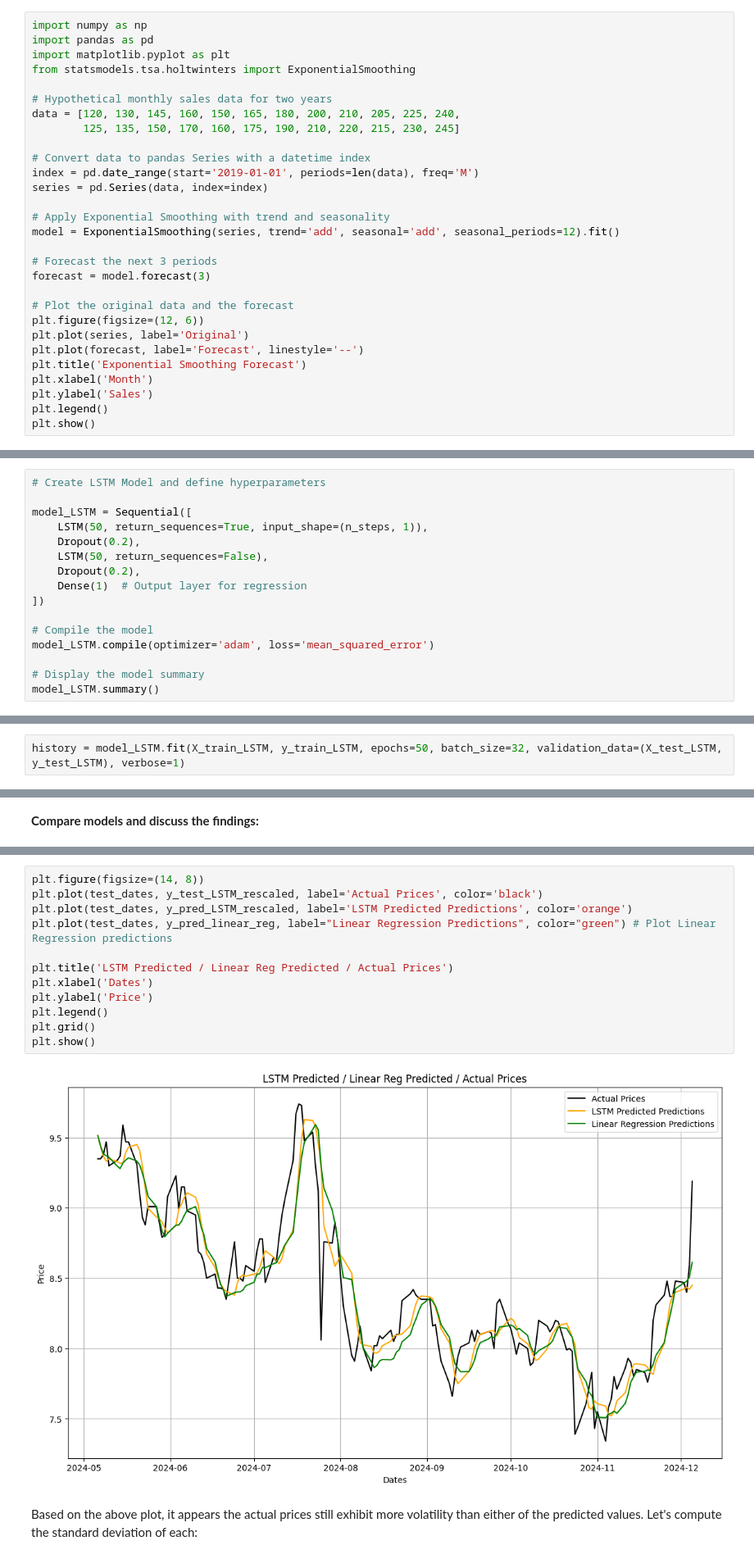
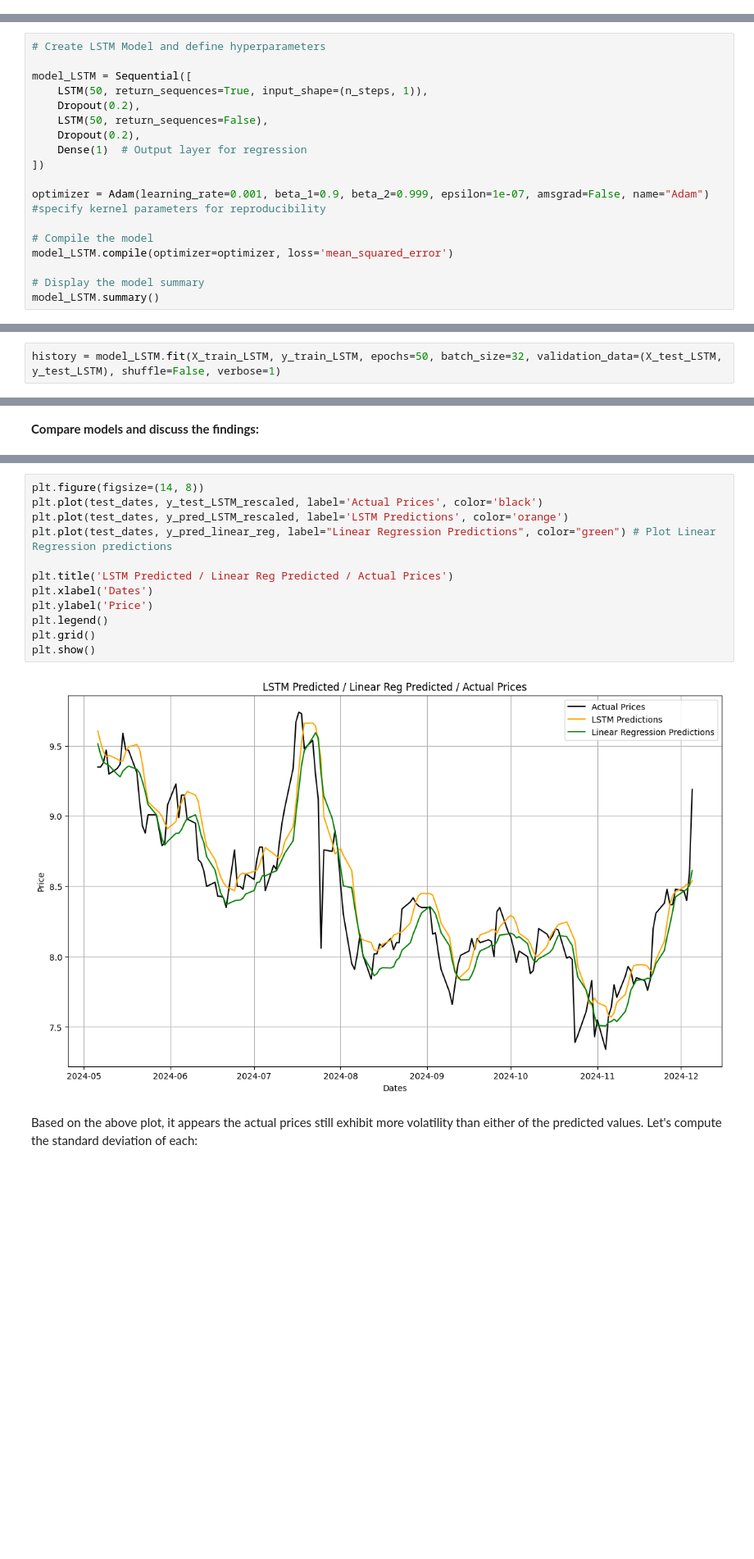
Before and after one commit to rja868/financial-forecasting, a Jupyter notebook: financial_forecasting.ipynb, the cells around one changed output, grey strips where cells are left out. Shown: that part at 82% size. Drawn from its saved outputs; the diff is of its cells as text; blank space fills up the shorter version.

```diff
--- a/financial_forecasting.ipynb
+++ b/financial_forecasting.ipynb
@@ -256,29 +2,0 @@ It's most effective when your data:
-# %%
-import numpy as np
-import pandas as pd
-import matplotlib.pyplot as plt
-from statsmodels.tsa.holtwinters import ExponentialSmoothing
-
-# Hypothetical monthly sales data for two years
-data = [120, 130, 145, 160, 150, 165, 180, 200, 210, 205, 225, 240,
-        125, 135, 150, 170, 160, 175, 190, 210, 220, 215, 230, 245]
-
-# Convert data to pandas Series with a datetime index
-index = pd.date_range(start='2019-01-01', periods=len(data), freq='M')
-series = pd.Series(data, index=index)
-
-# Apply Exponential Smoothing with trend and seasonality
-model = ExponentialSmoothing(series, trend='add', seasonal='add', seasonal_periods=12).fit()
-
-# Forecast the next 3 periods
-forecast = model.forecast(3)
-
-# Plot the original data and the forecast
-plt.figure(figsize=(12, 6))
-plt.plot(series, label='Original')
-plt.plot(forecast, label='Forecast', linestyle='--')
-plt.title('Exponential Smoothing Forecast')
-plt.xlabel('Month')
-plt.ylabel('Sales')
-plt.legend()
-plt.show()
@@ -658,8 +393,10 @@ model_LSTM = Sequential([
     Dense(1)  # Output layer for regression
 ])
 
+optimizer = Adam(learning_rate=0.001, beta_1=0.9, beta_2=0.999, epsilon=1e-07, amsgrad=False, name="Adam")  #specify kernel parameters for reproducibility
+
 # Compile the model
-model_LSTM.compile(optimizer='adam', loss='mean_squared_error')
+model_LSTM.compile(optimizer=optimizer, loss='mean_squared_error')
 
 # Display the model summary
 model_LSTM.summary()
@@ -682,6 +419,6 @@ Model: "sequential_4"
  Trainable params: 30,651 (119.73 KB)
  Non-trainable params: 0 (0.00 B)
 # %%
-history = model_LSTM.fit(X_train_LSTM, y_train_LSTM, epochs=50, batch_size=32, validation_data=(X_test_LSTM, y_test_LSTM), verbose=1)
+history = model_LSTM.fit(X_train_LSTM, y_train_LSTM, epochs=50, batch_size=32, validation_data=(X_test_LSTM, y_test_LSTM), shuffle=False, verbose=1)
 # %% [output]
 Epoch 1/50
@@ -771,17 +506,17 @@ Let's view all three (LSTM, Linear Regression and Actual) on the same plot:
 # %%
 plt.figure(figsize=(14, 8))
 plt.plot(test_dates, y_test_LSTM_rescaled, label='Actual Prices', color='black')
-plt.plot(test_dates, y_pred_LSTM_rescaled, label='LSTM Predicted Predictions', color='orange')
+plt.plot(test_dates, y_pred_LSTM_rescaled, label='LSTM Predictions', color='orange')
 plt.plot(test_dates, y_pred_linear_reg, label="Linear Regression Predictions", color="green") # Plot Linear Regression predictions
 
 plt.title('LSTM Predicted / Linear Reg Predicted / Actual Prices')
 plt.xlabel('Dates')
 plt.ylabel('Price')
 plt.legend()
 plt.grid()
 plt.show()
 # %% [output]
-[figure, old version]
+[figure, new version]
 # %% [markdown]
 Based on the above plot, it appears the actual prices still exhibit more volatility than either of the predicted values.  Let's compute the standard deviation of each:
 # %%
```
Also changed, not shown: parts of 37 cells of this notebook.
